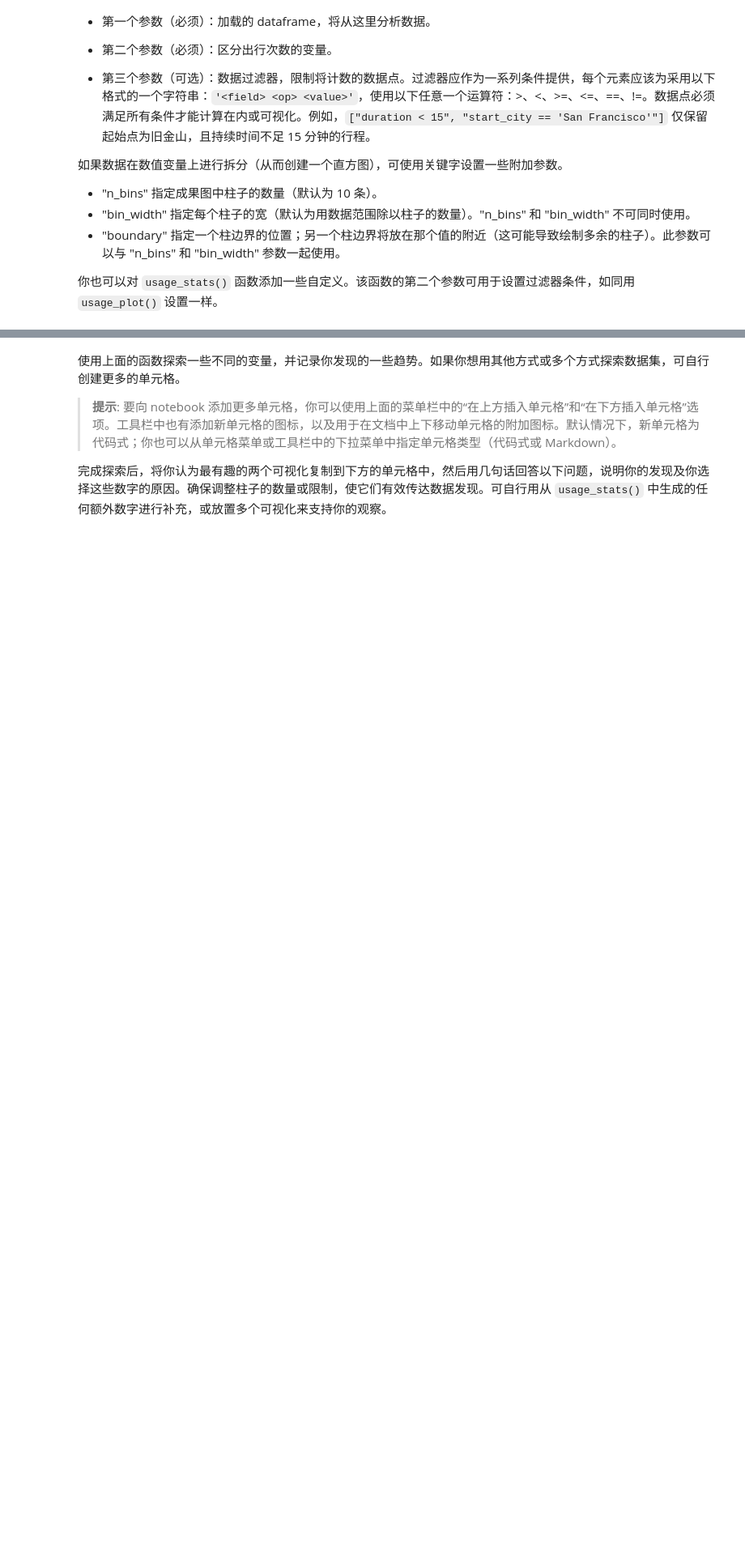
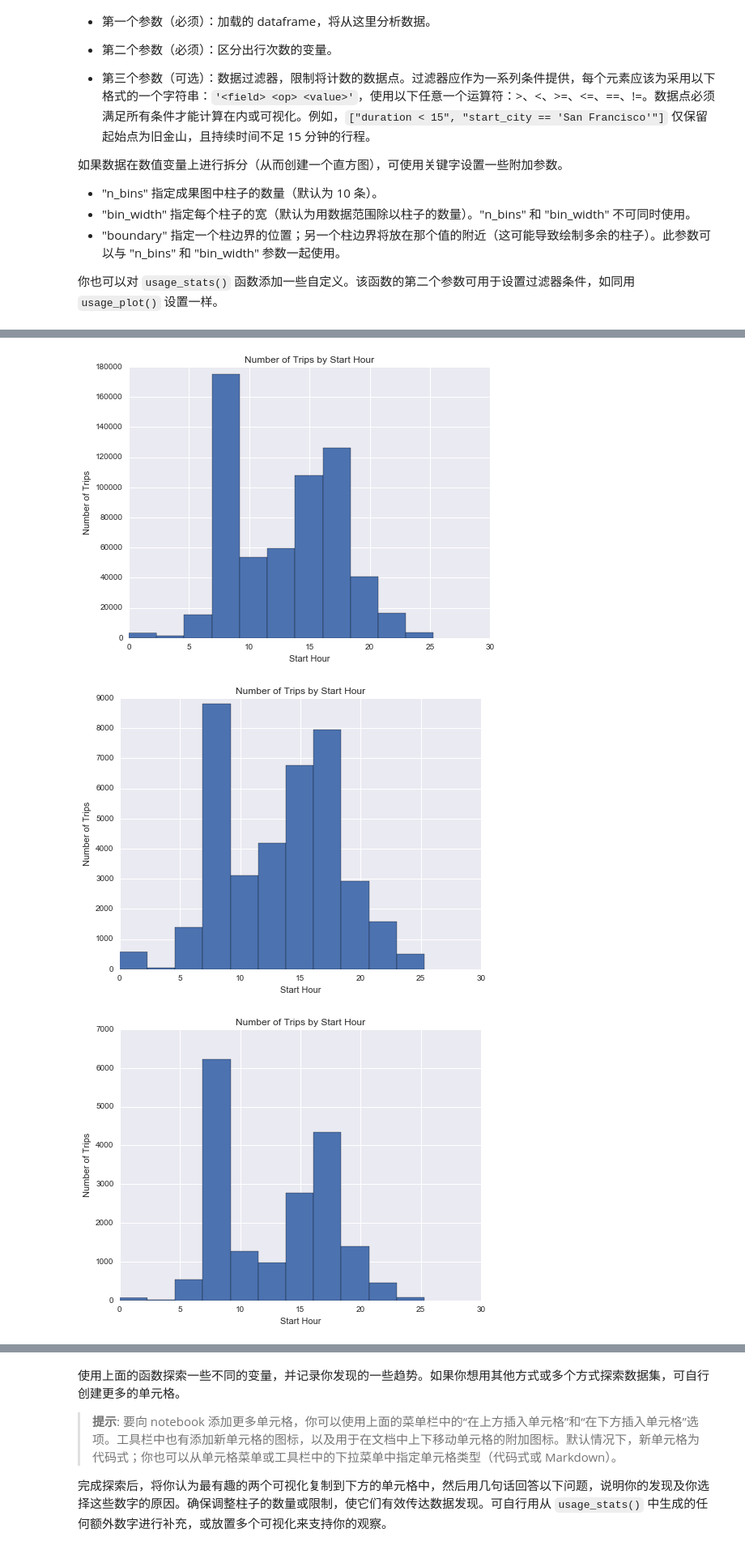
Before and after one commit to Cen74/data-analyst, a Jupyter notebook: projects_zh/P0 bike_sharing/Bay_Area_Bike_Share_Analysis.ipynb, the cells around one changed output, grey strips where cells are left out. Shown at 81% size. Cells and saved outputs as stored; diff of their text form; code cells hidden in the pictures; blank space fills up the shorter version.

```diff
--- a/projects_zh/P0 bike_sharing/Bay_Area_Bike_Share_Analysis.ipynb
+++ b/projects_zh/P0 bike_sharing/Bay_Area_Bike_Share_Analysis.ipynb
@@ -276,0 +351,10 @@ usage_plot(trip_data)
+# %%
+usage_plot(trip_data, 'start_hour', ["start_city == 'San Francisco'"] , binwitd=1, boundary=0)
+usage_plot(trip_data, 'start_hour', ["start_city == 'San Jose'"] , binwitd=1, boundary=0)
+usage_plot(trip_data, 'start_hour', ["start_city == 'Mountain View'"] , binwitd=1, boundary=0)
+usage_plot(trip_data, 'start_hour', ["start_city == 'Palo Alto'"] , binwitd=1, boundary=0)
+usage_plot(trip_data, 'start_hour', ["start_city == 'Redwood City'"] , binwitd=1, boundary=0)
+# %% [output]
+[figure, added]
+[figure, added]
+[figure, added]
```
Also changed, not shown: parts of 23 cells of this notebook, 5 other files.
